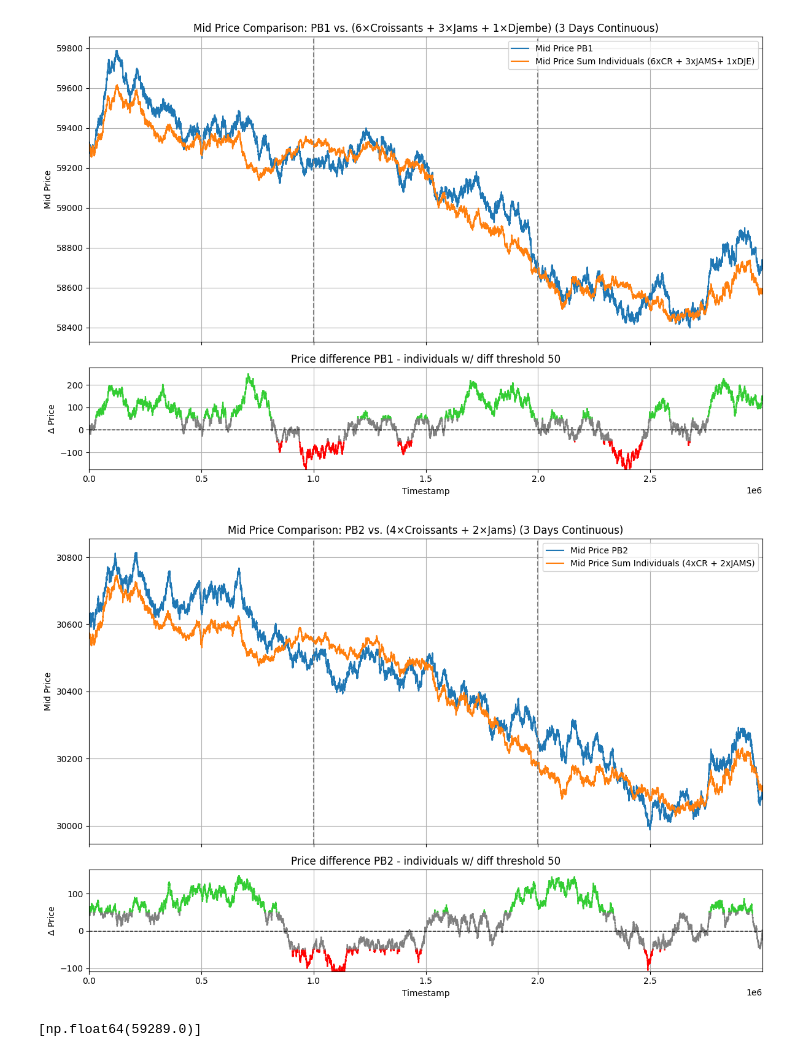
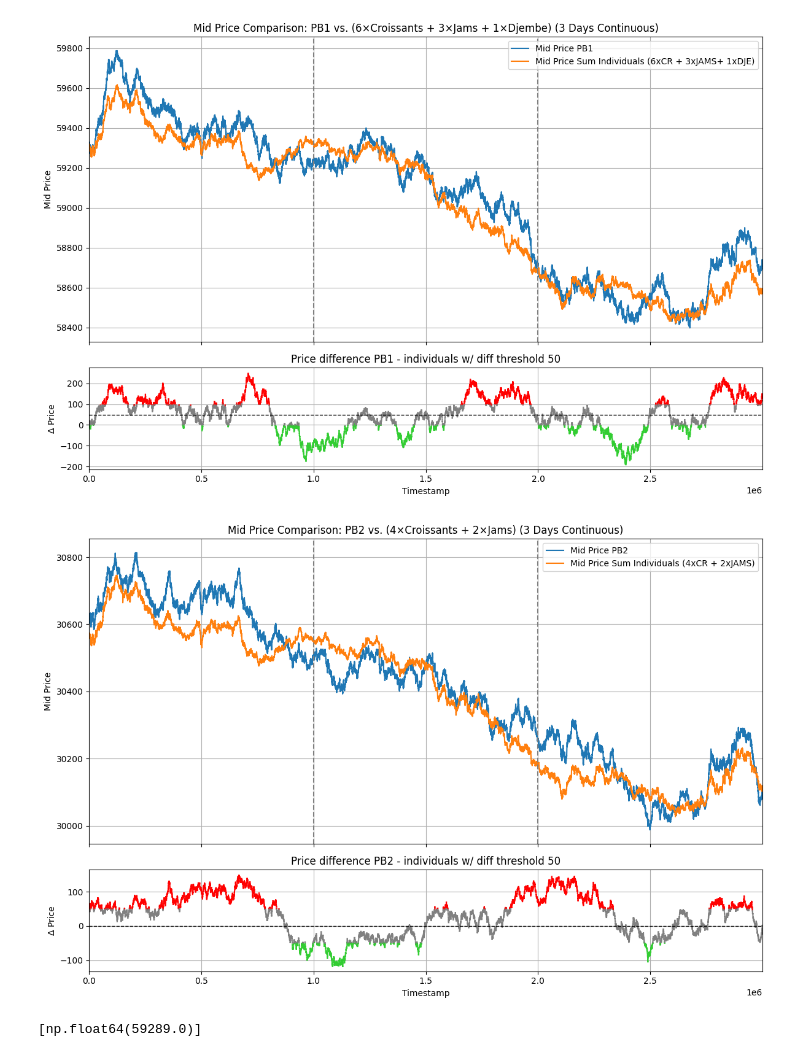
Before and after one commit to cheems-jr/IMC_Prosperity_2025, a Jupyter notebook: Round 2/data_analysis_r2.ipynb, the cells around one changed output. Cells and saved outputs as stored; diff of their text form; code cells hidden in the pictures.

```diff
--- a/Round 2/data_analysis_r2.ipynb
+++ b/Round 2/data_analysis_r2.ipynb
@@ -104,41 +120,41 @@ segments = np.concatenate([points[:-1], points[1:]], axis=1)
 
 # Create color array: green if |diff| > 50, else gray
 colors = np.full(len(segments), 'gray', dtype=object)  # default: gray
-colors[diff_pb1[:-1] > 50] = 'limegreen'
-colors[diff_pb1[:-1] < -50] = 'red'
+colors[diff_pb1[:-1] > 50+int(np.mean(diff_pb1))] = 'red'
+colors[diff_pb1[:-1] < -50+int(np.mean(diff_pb1))] = 'limegreen'
 
 lc = LineCollection(segments, colors=colors, linewidths=1.5, zorder=2)
 
 # Create subplots
 fig, (ax1, ax2) = plt.subplots(2, 1, figsize=(12, 8), sharex=True, gridspec_kw={'height_ratios': [3, 1]})
 
 # Top plot: PB2 vs. Sum
 ax1.plot(timestamps, mid_prices_pb1, label='Mid Price PB1')
 ax1.plot(timestamps, mid_prices_pb1_indiv, label='Mid Price Sum Individuals (6xCR + 3xJAMS+ 1xDJE)')
 
 ax1.set_ylabel('Mid Price')
 ax1.set_title('Mid Price Comparison: PB1 vs. (6×Croissants + 3×Jams + 1×Djembe) (3 Days Continuous)')
 ax1.legend()
 ax1.grid(True)
 ax1.yaxis.set_major_formatter(ScalarFormatter(useOffset=False))
 ax1.axvline(x=offset_d0, color='gray', linestyle='--', label='Day 0 Start')
 ax1.axvline(x=offset_dplus1, color='gray', linestyle='--', label='Day 1 Start')
 
 # Bottom plot: Difference
 ax2.set_title('Price difference PB1 - individuals w/ diff threshold 50')
 ax2.add_collection(lc)
-ax2.set_ylim(0.9*diff_pb1.min(), 1.1*diff_pb1.max())
-ax2.axhline(0, color='black', linestyle='--', linewidth=1)
+ax2.set_ylim(1.1*diff_pb1.min(), 1.1*diff_pb1.max())
+ax2.axhline(int(np.mean(diff_pb1)), color='black', linestyle='--', linewidth=1)
 ax2.set_xlim(timestamps.min(), timestamps.max())
 ax2.set_xlabel('Timestamp')
 ax2.set_ylabel('Δ Price')
 ax2.grid(True)
 ax2.yaxis.set_major_formatter(ScalarFormatter(useOffset=False))
 
 plt.tight_layout()
 plt.show()
 # %% [output]
-[figure, old version]
+[figure, new version]
 # %%
 # Build segments for the line
 points = np.array([timestamps, diff_pb2]).T.reshape(-1, 1, 2)
@@ -146,8 +162,8 @@ segments = np.concatenate([points[:-1], points[1:]], axis=1)
 
 # Create color array: green if |diff| > 50, else gray
 colors = np.full(len(segments), 'gray', dtype=object)  # default: gray
-colors[diff_pb2[:-1] > 50] = 'limegreen'
-colors[diff_pb2[:-1] < -50] = 'red'
+colors[diff_pb2[:-1] > 50] = 'red'
+colors[diff_pb2[:-1] < -50] = 'limegreen'
 
 lc = LineCollection(segments, colors=colors, linewidths=1.5, zorder=2)
 
@@ -169,7 +185,7 @@ ax1.axvline(x=offset_dplus1, color='gray', linestyle='--', label='Day 1 Start')
 # Bottom plot: Difference
 ax2.set_title('Price difference PB2 - individuals w/ diff threshold 50')
 ax2.add_collection(lc)
-ax2.set_ylim(0.9*diff_pb2.min(), 1.1*diff_pb2.max())
+ax2.set_ylim(1.1*diff_pb2.min(), 1.1*diff_pb2.max())
 ax2.axhline(0, color='black', linestyle='--', linewidth=1)
 ax2.set_xlim(timestamps.min(), timestamps.max())
 ax2.set_xlabel('Timestamp')
@@ -180,7 +196,7 @@ ax2.yaxis.set_major_formatter(ScalarFormatter(useOffset=False))
 plt.tight_layout()
 plt.show()
 # %% [output]
-[figure, old version]
+[figure, new version]
 # %%
 [mid_prices_pb1[0]]
 # %% [output]
```
Also changed, not shown: parts of 4 cells of this notebook.
